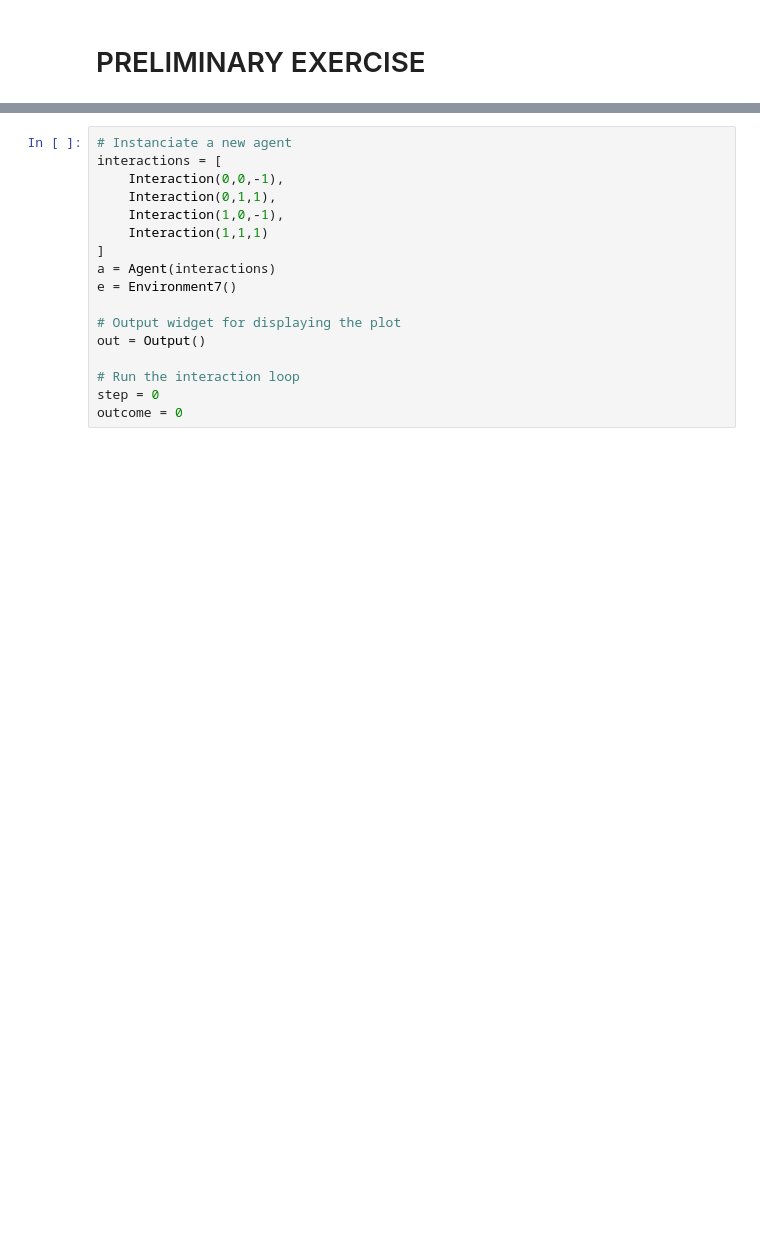
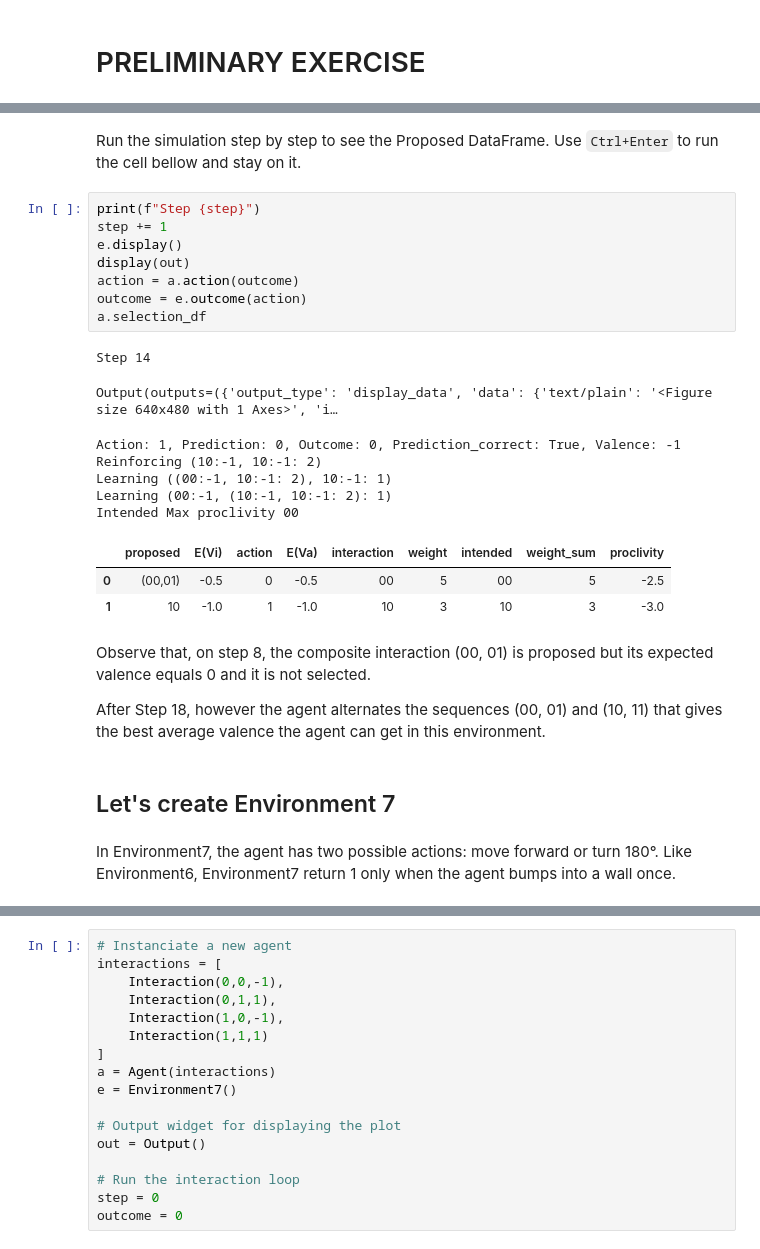
Before and after one commit to PetiteIA/schema_mechanism, a Jupyter notebook: notebooks/agent8.ipynb, the cells around one changed output, grey strips where cells are left out. Saved outputs shown, nothing was run; the diff lists cells and outputs as text; blank space fills up the shorter version.

```diff
--- a/notebooks/agent8.ipynb
+++ b/notebooks/agent8.ipynb
@@ -295 +759,31 @@ class Agent:
+# %% [markdown]
+Run the simulation step by step to see the Proposed DataFrame. Use `Ctrl+Enter` to run the cell bellow and stay on it.
+# %%
+print(f"Step {step}")
+step += 1
+e.display()
+display(out)
+action = a.action(outcome)
+outcome = e.outcome(action)
+a.selection_df
+# %% [output]
+Step 14
+Output(outputs=({'output_type': 'display_data', 'data': {'text/plain': '<Figure size 640x480 with 1 Axes>', 'i…
+Action: 1, Prediction: 0, Outcome: 0, Prediction_correct: True, Valence: -1
+Reinforcing (10:-1, 10:-1: 2)
+Learning ((00:-1, 10:-1: 2), 10:-1: 1)
+Learning (00:-1, (10:-1, 10:-1: 2): 1)
+Intended Max proclivity 00
+|  | proposed | E(Vi) | action | E(Va) | interaction | weight | intended | weight_sum | proclivity |
+| 0 | (00,01) | -0.5 | 0 | -0.5 | 00 | 5 | 00 | 5 | -2.5 |
+| 1 | 10 | -1.0 | 1 | -1.0 | 10 | 3 | 10 | 3 | -3.0 |
+# %% [markdown]
+Observe that, on step 8, the composite interaction (00, 01) is proposed but its expected valence equals 0 and it is not selected.
+
+After Step 18, however the agent alternates the sequences (00, 01) and (10, 11) that gives the best average valence the agent can get in this environment.
+# %% [markdown]
+## Let's create Environment 7
+# %% [markdown]
+In Environment7, the agent has two possible actions: move forward or turn 180°.
+Like Environment6, Environment7 return 1 only when the agent bumps into a wall once.
 # %%
```
Also changed, not shown: parts of 77 cells of this notebook, 4 other files.
